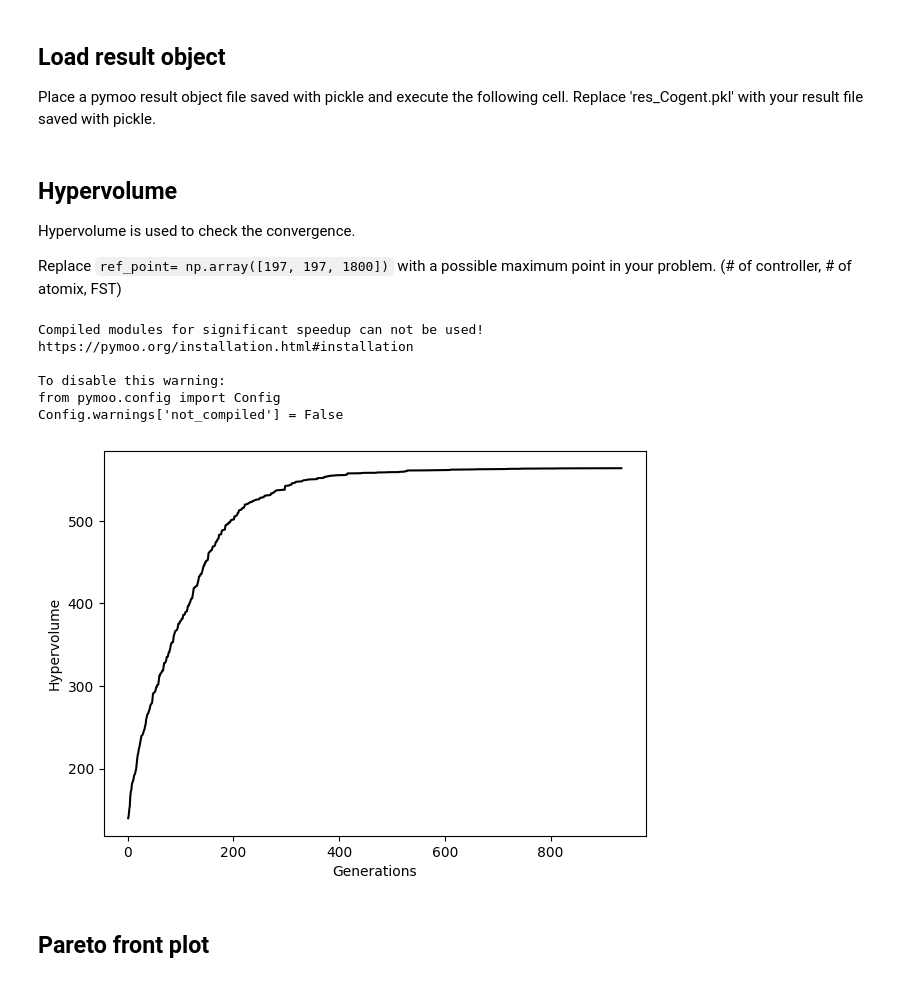
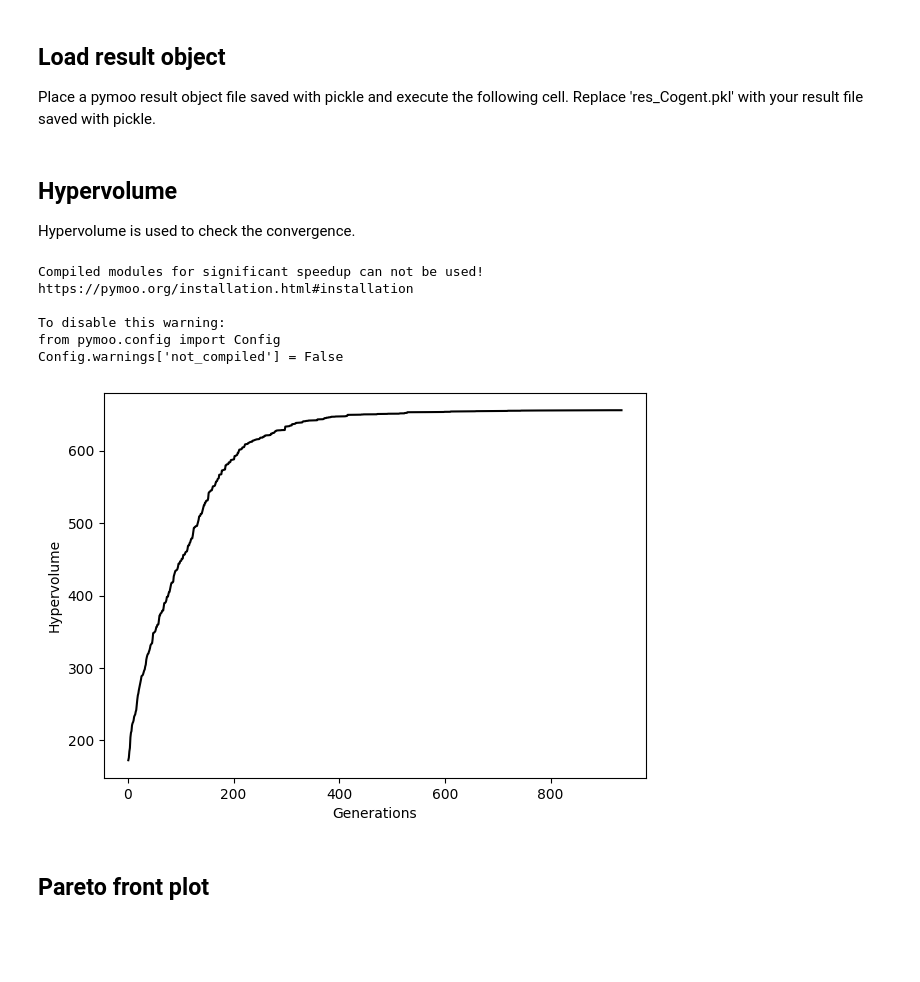
Before and after one commit to KKKKKXY/optimal__SDNcontroller_placement, a Jupyter notebook: nsga-ii/viz/viz_pymoo_result.ipynb, the cells around one changed output. Saved outputs shown, nothing was run; the diff lists cells and outputs as text; code cells hidden in the pictures; blank space fills up the shorter version.

```diff
--- a/nsga-ii/viz/viz_pymoo_result.ipynb
+++ b/nsga-ii/viz/viz_pymoo_result.ipynb
@@ -184,45 +184,46 @@ with open('res_Cogent.pkl','rb') as f:
 # %% [markdown]
 ## Hypervolume
 Hypervolume is used to check the convergence.
-
-Replace `ref_point= np.array([197, 197, 1800])` with a possible maximum point in your problem. (# of controller, # of atomix, FST)
 # %%
 import matplotlib.pyplot as plt
 from pymoo.indicators.hv import Hypervolume
 
 F=res.F
+n_nodes = int(res.X.shape[1]/2)
+ref_point = [n_nodes, n_nodes, np.max(F[:,2]*1.1)]
+
 hist_F = []              # the objective space values in each generation
 
 for algo in res.history:
     # retrieve the optimum from the algorithm
     opt = algo.opt
 
     # filter out only the feasible and append and objective space values
     feas = np.where(opt.get("feasible"))[0]
     hist_F.append(opt.get("F")[feas])
 
 approx_ideal = F.min(axis=0)
 approx_nadir = F.max(axis=0)
-metric = Hypervolume(ref_point= np.array([197, 197, 1800]),
+metric = Hypervolume(ref_point= np.array(ref_point),
                      zero_to_one=True,
                      ideal=approx_ideal,
                      nadir=approx_nadir)
 
 hv = [metric.do(_F) for _F in hist_F]
 
 plt.figure(figsize=(7, 5))
 plt.plot(list(range(1, len(hv)+1)), hv,  color='black')
 plt.xlabel("Generations")
 plt.ylabel("Hypervolume")
 plt.show()
 # %% [output]
 Compiled modules for significant speedup can not be used!
 https://pymoo.org/installation.html#installation
 
 To disable this warning:
 from pymoo.config import Config
 Config.warnings['not_compiled'] = False
-[figure, old version]
+[figure, new version]
 # %% [markdown]
 ## Pareto front plot
 # %%
```
Also changed, not shown: parts of 6 cells of this notebook.
